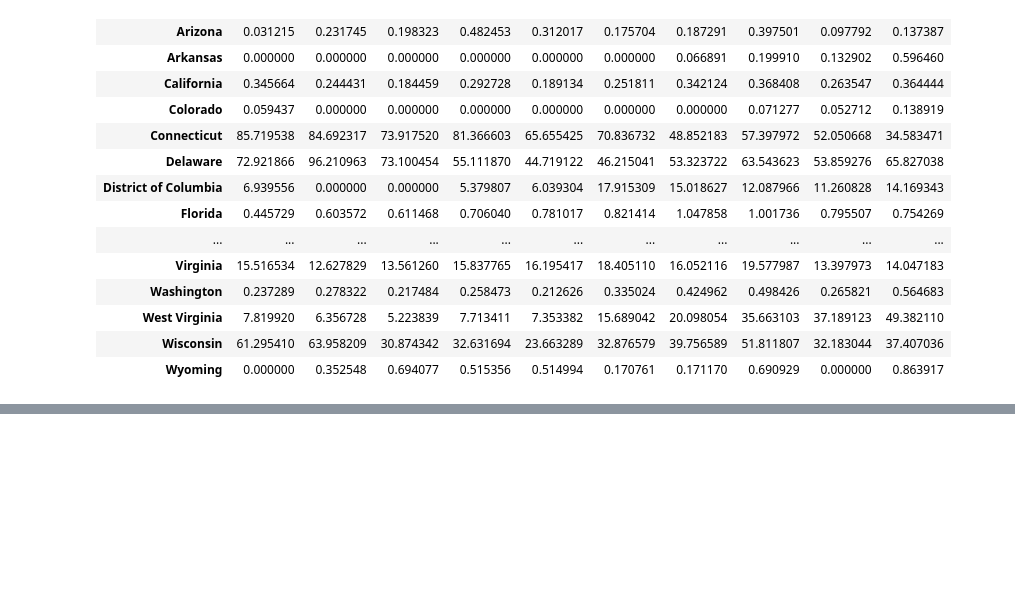
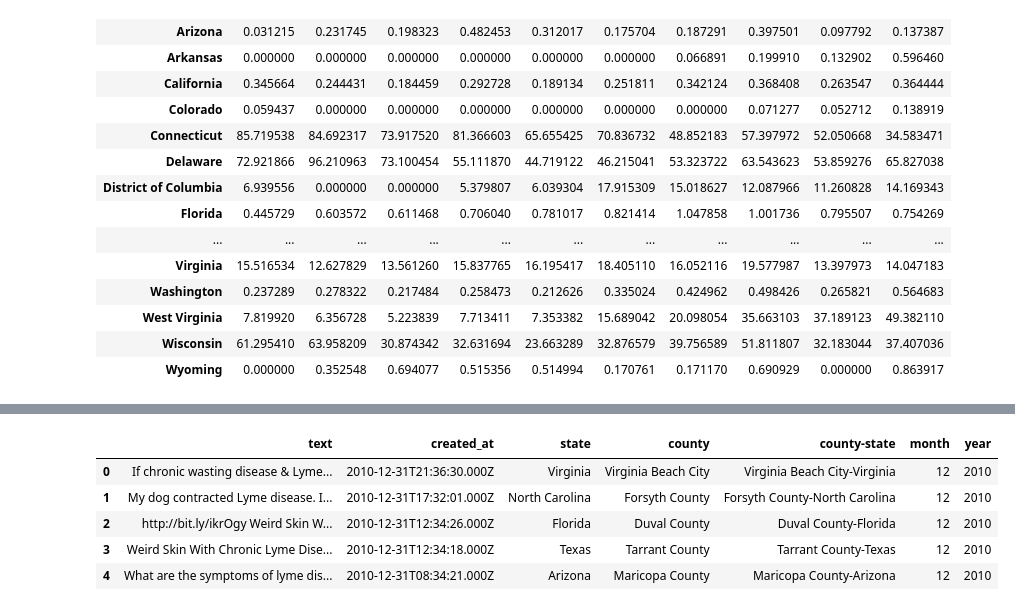
Before and after one commit to csci-e597-sp2022-lymedisease/lymedisease, a Jupyter notebook: notebooks/Lyme_EDA.ipynb, the cells around one changed output, grey strips where cells are left out. Cells and saved outputs as stored; diff of their text form; code cells hidden in the pictures; blank space fills up the shorter version.

```diff
--- a/notebooks/Lyme_EDA.ipynb
+++ b/notebooks/Lyme_EDA.ipynb
@@ -240,0 +307,7 @@ cdcTenYrs.div(poplBy100k)
+# %%
+before = len(twtrRaw)
+print("Count of tweets:", before)
+twtrRaw.drop_duplicates(subset=['conversation_id'], inplace=True)
+after = len(twtrRaw)
+print("Count of duplicate tweets:", before-after)
+print("Count of remaining tweets:", after)
@@ -240,0 +318,4 @@ cdcTenYrs.div(poplBy100k)
+# %%
+# Remove the coversation_id column
+twtrRaw.drop(columns=['conversation_id'], inplace=True)
+twtrRaw.head()
@@ -240,0 +329,4 @@ cdcTenYrs.div(poplBy100k)
+# %%
+# Merge state and county columns to make county name unique as the same county name exists in multiple states
+twtrRaw['county-state'] = twtrRaw[['county', 'state']].agg('-'.join, axis=1)
+twtrRaw['county-state'].head()
@@ -240,0 +349,12 @@ cdcTenYrs.div(poplBy100k)
+# %%
+twtrRaw['month'] = pd.DatetimeIndex(twtrRaw['created_at']).month
+twtrRaw['year'] = pd.DatetimeIndex(twtrRaw['created_at']).year
+# %%
+twtrRaw.head()
+# %% [output]
+|  | text | created_at | state | county | county-state | month | year |
+| 0 | If chronic wasting disease & Lyme... | 2010-12-31T21:36:30.000Z | Virginia | Virginia Beach City | Virginia Beach City-Virginia | 12 | 2010 |
+| 1 | My dog contracted Lyme disease. I... | 2010-12-31T17:32:01.000Z | North Carolina | Forsyth County | Forsyth County-North Carolina | 12 | 2010 |
+| 2 | http://bit.ly/ikrOgy Weird Skin W... | 2010-12-31T12:34:26.000Z | Florida | Duval County | Duval County-Florida | 12 | 2010 |
+| 3 | Weird Skin With Chronic Lyme Dise... | 2010-12-31T12:34:18.000Z | Texas | Tarrant County | Tarrant County-Texas | 12 | 2010 |
+| 4 | What are the symptoms of lyme dis... | 2010-12-31T08:34:21.000Z | Arizona | Maricopa County | Maricopa County-Arizona | 12 | 2010 |
```
Also changed, not shown: parts of 22 cells of this notebook.
